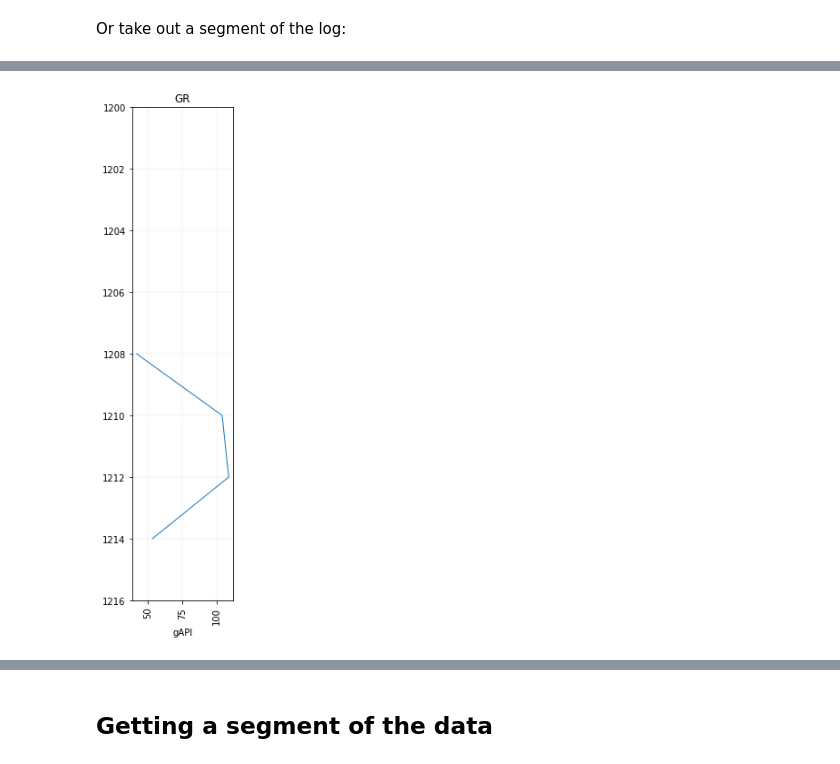
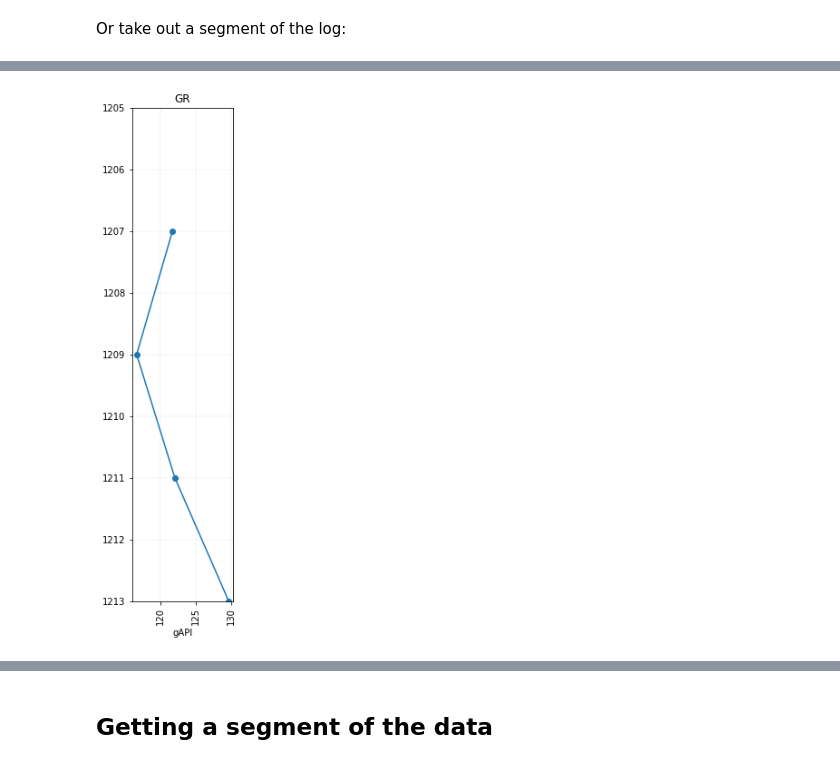
Before and after one commit to agilescientific/welly, a Jupyter notebook: tutorial/Curves.ipynb, the cells around one changed output, grey strips where cells are left out. Cells and saved outputs as stored; diff of their text form; code cells hidden in the pictures.

```diff
--- a/tutorial/Curves.ipynb
+++ b/tutorial/Curves.ipynb
@@ -202,8 +246,8 @@ newb.plot()
 # %%
-silly = newb.to_basis(start=1200, step=2)
-silly.plot()
+silly = newb.to_basis(start=1205, step=2)
+silly.plot(marker='o')
 # %% [output]
-[figure, old version]
+[figure, new version]
 # %%
 dt = w.data['DT']
 dt.to_basis_like(newb.basis).plot()
```
Also changed, not shown: parts of 29 cells of this notebook, 3 other files.
